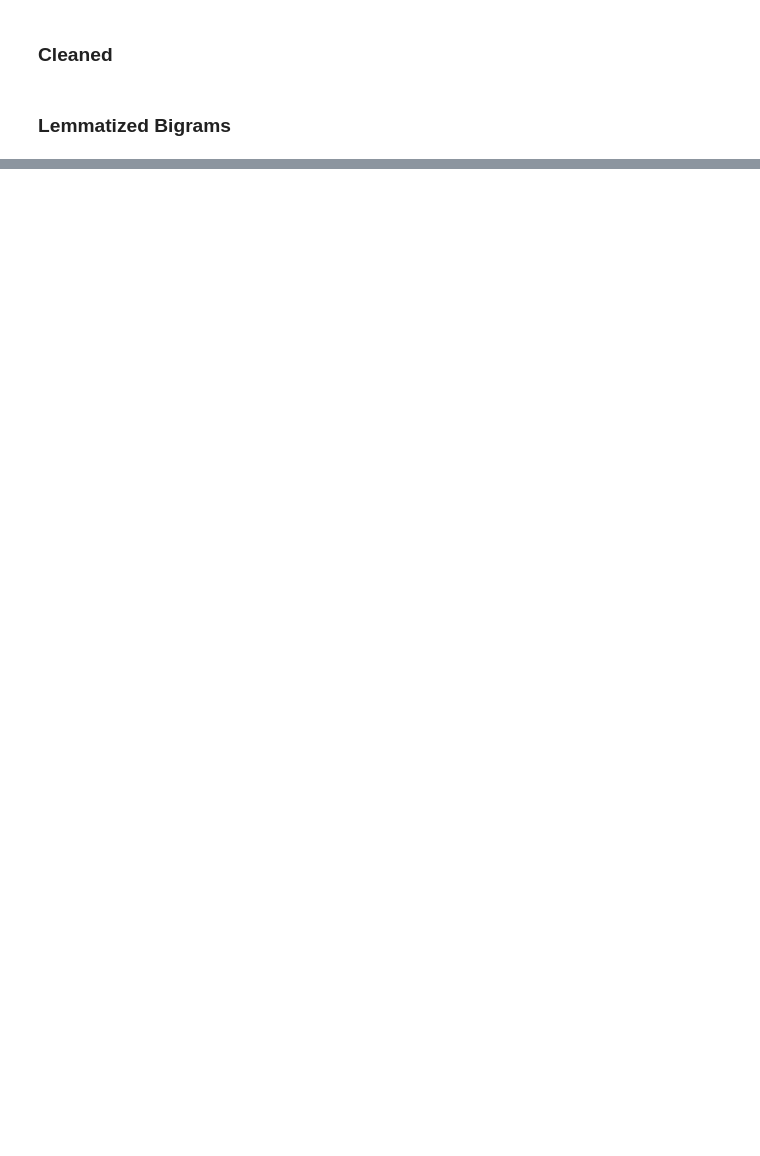
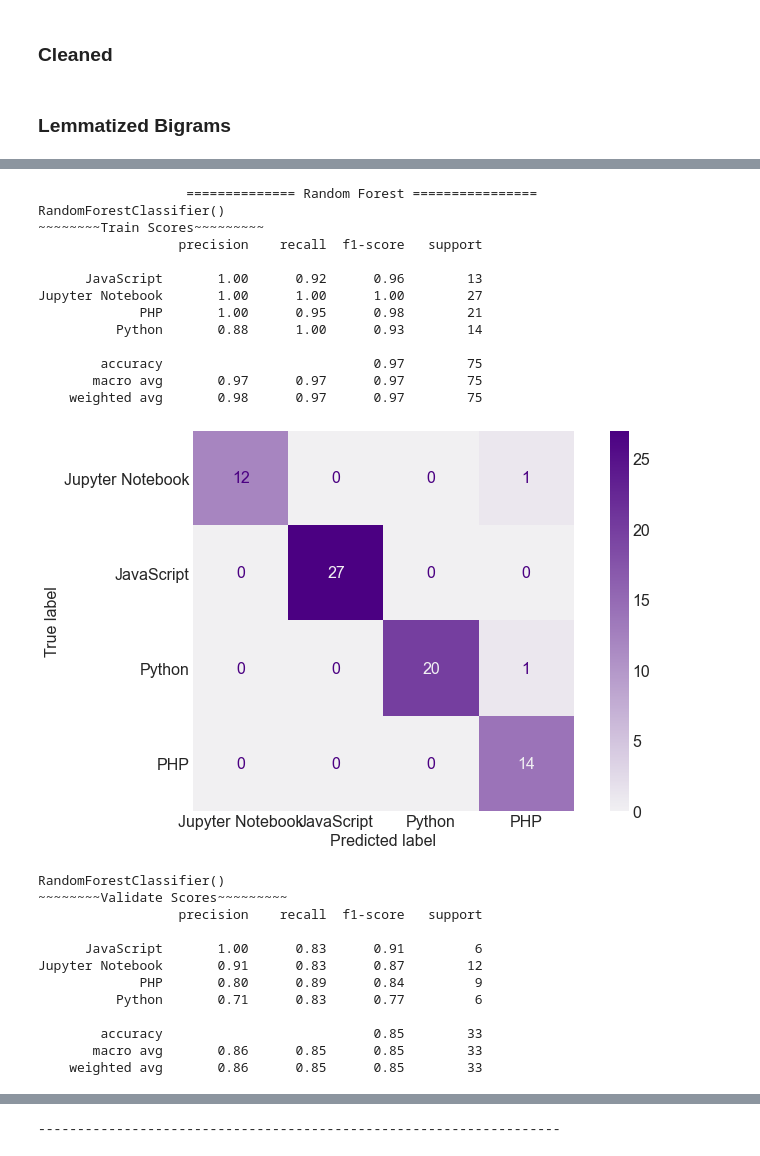
Before and after one commit to nlp-project-germain-group-6/nlp-web-scraping, a Jupyter notebook: Final_Notebook.ipynb, the cells around one changed output, grey strips where cells are left out. Cells and saved outputs as stored; diff of their text form; code cells hidden in the pictures; blank space fills up the shorter version.

Commit message:
updates to final notebook

```diff
--- a/Final_Notebook.ipynb
+++ b/Final_Notebook.ipynb
@@ -771,0 +776,35 @@ score_df.sort_values(by = 'validate_score', ascending = False)
+# %%
+tfidf = TfidfVectorizer()
+X_data = tfidf.fit_transform(df.lemmatized)
+y_data = df.language
+
+X_train, y_train, X_validate, y_validate, X_test, y_test = m.nlp_X_train_split(X_data, y_data)
+# %%
+m.make_models_and_print_metrics(RandomForestClassifier(), 'Random Forest', X_train, y_train, X_validate, y_validate, class_names)
+# %% [output]
+                   ============== Random Forest ================
+RandomForestClassifier()
+~~~~~~~~Train Scores~~~~~~~~~
+                  precision    recall  f1-score   support
+
+      JavaScript       1.00      0.92      0.96        13
+Jupyter Notebook       1.00      1.00      1.00        27
+             PHP       1.00      0.95      0.98        21
+          Python       0.88      1.00      0.93        14
+
+        accuracy                           0.97        75
+       macro avg       0.97      0.97      0.97        75
+    weighted avg       0.98      0.97      0.97        75
+[figure, added]
+RandomForestClassifier()
+~~~~~~~~Validate Scores~~~~~~~~~
+                  precision    recall  f1-score   support
+
+      JavaScript       1.00      0.83      0.91         6
+Jupyter Notebook       0.91      0.83      0.87        12
+             PHP       0.80      0.89      0.84         9
+          Python       0.71      0.83      0.77         6
+
+        accuracy                           0.85        33
+       macro avg       0.86      0.85      0.85        33
+    weighted avg       0.86      0.85      0.85        33
@@ -771,0 +812 @@ score_df.sort_values(by = 'validate_score', ascending = False)
+-------------------------------------------------------------------
```
Also changed, not shown: parts of 15 cells of this notebook, 1 other file.
